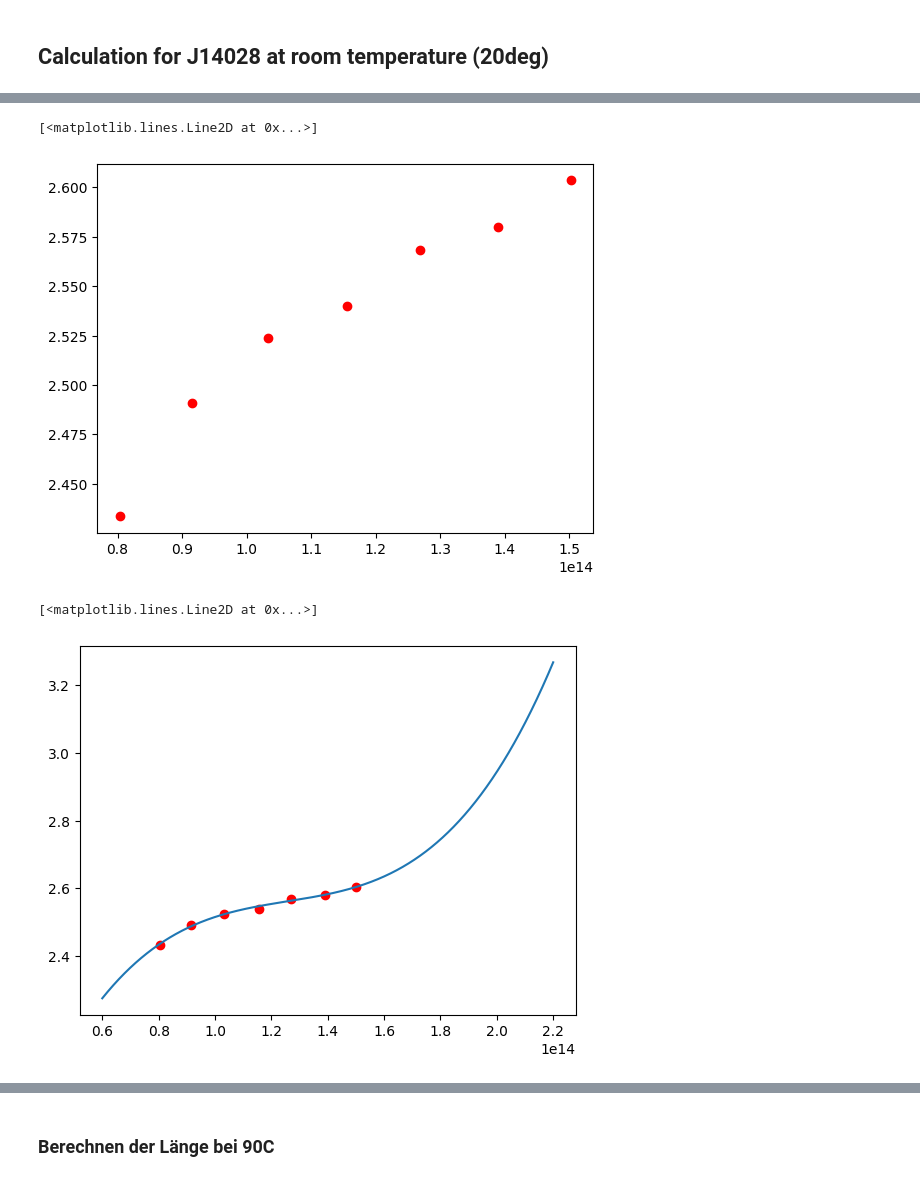
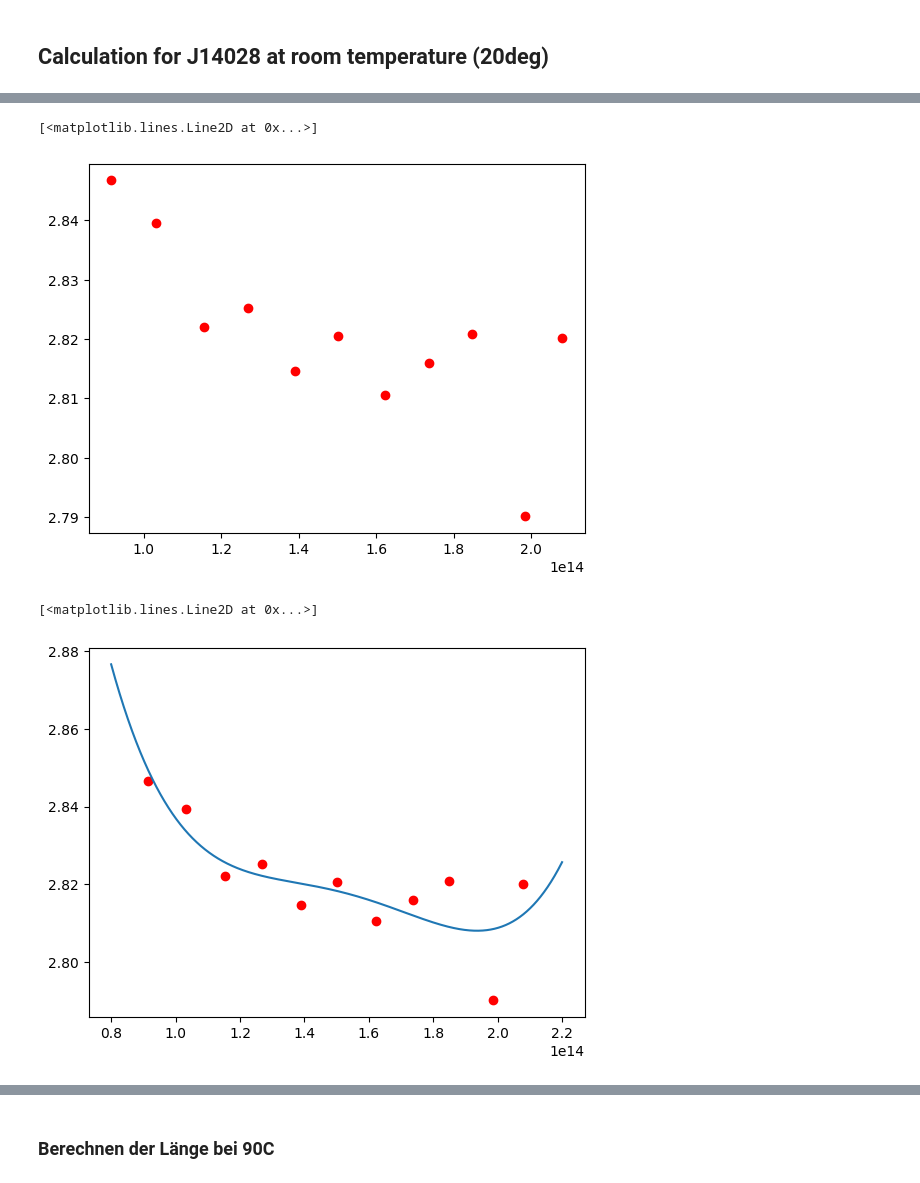
Before and after one commit to alexburg14/Fabry-Perot, a Jupyter notebook: calc_refractive/J140228.ipynb, the cells around one changed output, grey strips where cells are left out. Drawn from its saved outputs; the diff is of its cells as text; code cells hidden in the pictures.

```diff
--- a/calc_refractive/J140228.ipynb
+++ b/calc_refractive/J140228.ipynb
@@ -95,4 +96,4 @@ plt.plot(minima_frequenz_room,minima_absorption_room,'ro')
 # %%
-m_array_room_clean = np.arange(6,13,1)
+m_array_room_clean = np.arange(8,19,1)
 m_array_room_clean
 # %% [output]
@@ -102,6 +101,6 @@ minima_frequenz_room_clean = minima_frequenz_room[1:8]
 # %%
-def polynomial(x,a0,a1,a2,a3):
-    return a0 + a1*x + a2*x**2 + a3*x**3
+def polynomial(x,a0,a1,a2,a3,a4):
+    return a0 + a1*x + a2*x**2 + a3*x**3 + a4*x**4
 
 def refractive_index(m,L,f):
     wavelength = scipy.constants.c/f
@@ -110,8 +109,6 @@ def refractive_index(m,L,f):
 # %%
 n_array_minima_room = []
 for i in range(len(m_array_room_clean)):
-    print(minima_frequenz_room_clean[i])
-    print(m_array_room_clean[i])
-    n_array_minima_room.append(refractive_index(m_array_room_clean[i],4.6e-6,minima_frequenz_room_clean[i]))
-#n_array_minima_room
+    n_array_minima_room.append(refractive_index(m_array_room_clean[i],4.6e-6,minima_frequenz_room[i]))
+n_array_minima_room
 # %% [output]
@@ -142,16 +144,16 @@ n_array_minima_room
 # %%
-plt.plot(minima_frequenz_room_clean,n_array_minima_room,'ro')
+plt.plot(minima_frequenz_room,n_array_minima_room,'ro')
 # %% [output]
 [<matplotlib.lines.Line2D at 0x...>]
-[figure, old version]
+[figure, new version]
 # %%
-params_J14, cov = scipy.optimize.curve_fit(polynomial, minima_frequenz_room_clean, n_array_minima_room)
+params_J14, cov = scipy.optimize.curve_fit(polynomial, minima_frequenz_room, n_array_minima_room)
 # %%
-plt.plot(minima_frequenz_room_clean, n_array_minima_room,'ro')
+plt.plot(minima_frequenz_room, n_array_minima_room,'ro')
 plt.plot(frequenz_s, polynomial(np.array(frequenz_s), *params_J14))
 # %% [output]
 [<matplotlib.lines.Line2D at 0x...>]
-[figure, old version]
+[figure, new version]
 # %%
 def optdick_total(f):
     return 4.6e-6 * polynomial(np.array(f), *params_J14)
```
Also changed, not shown: parts of 43 cells of this notebook, 1 other file.
